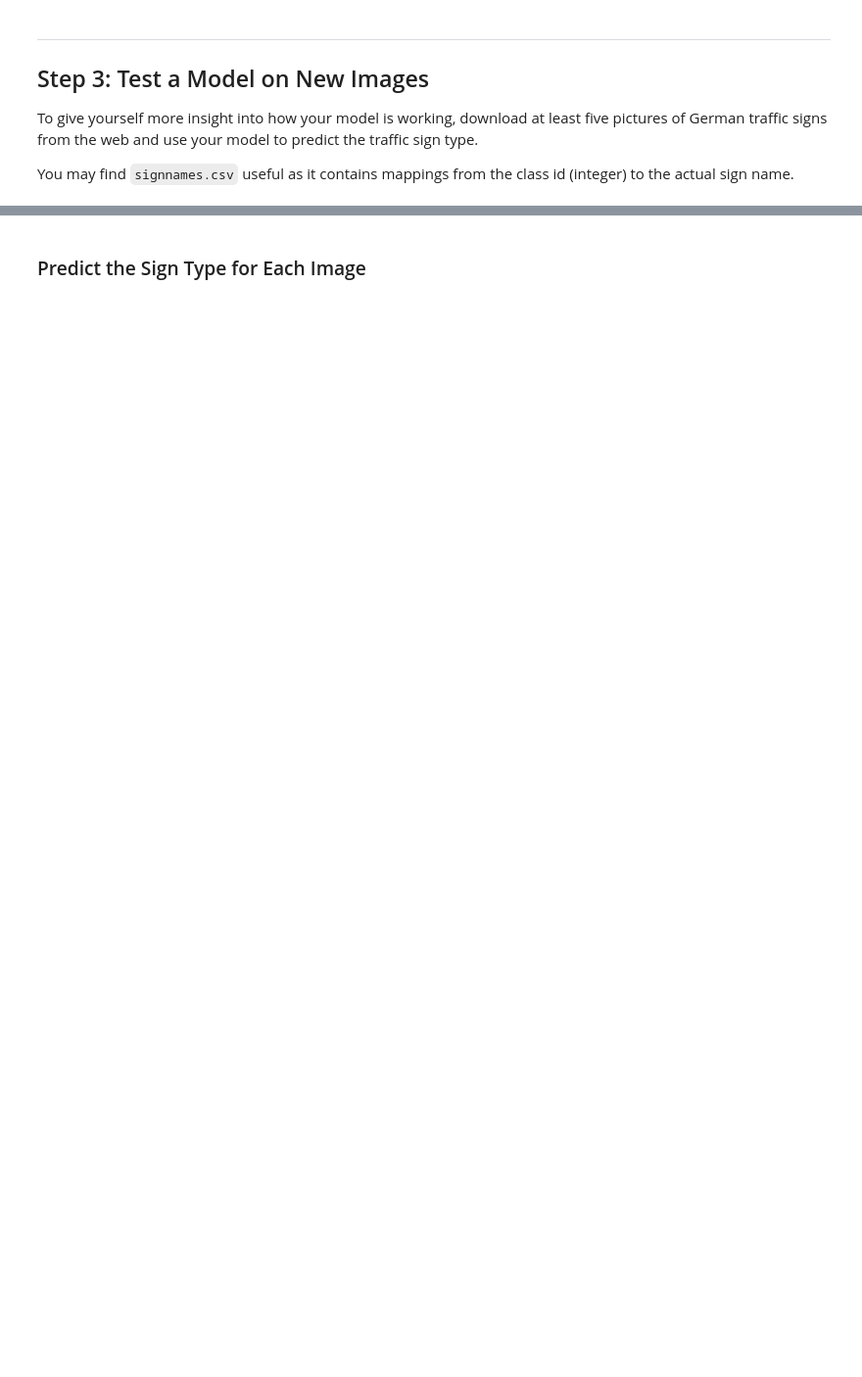
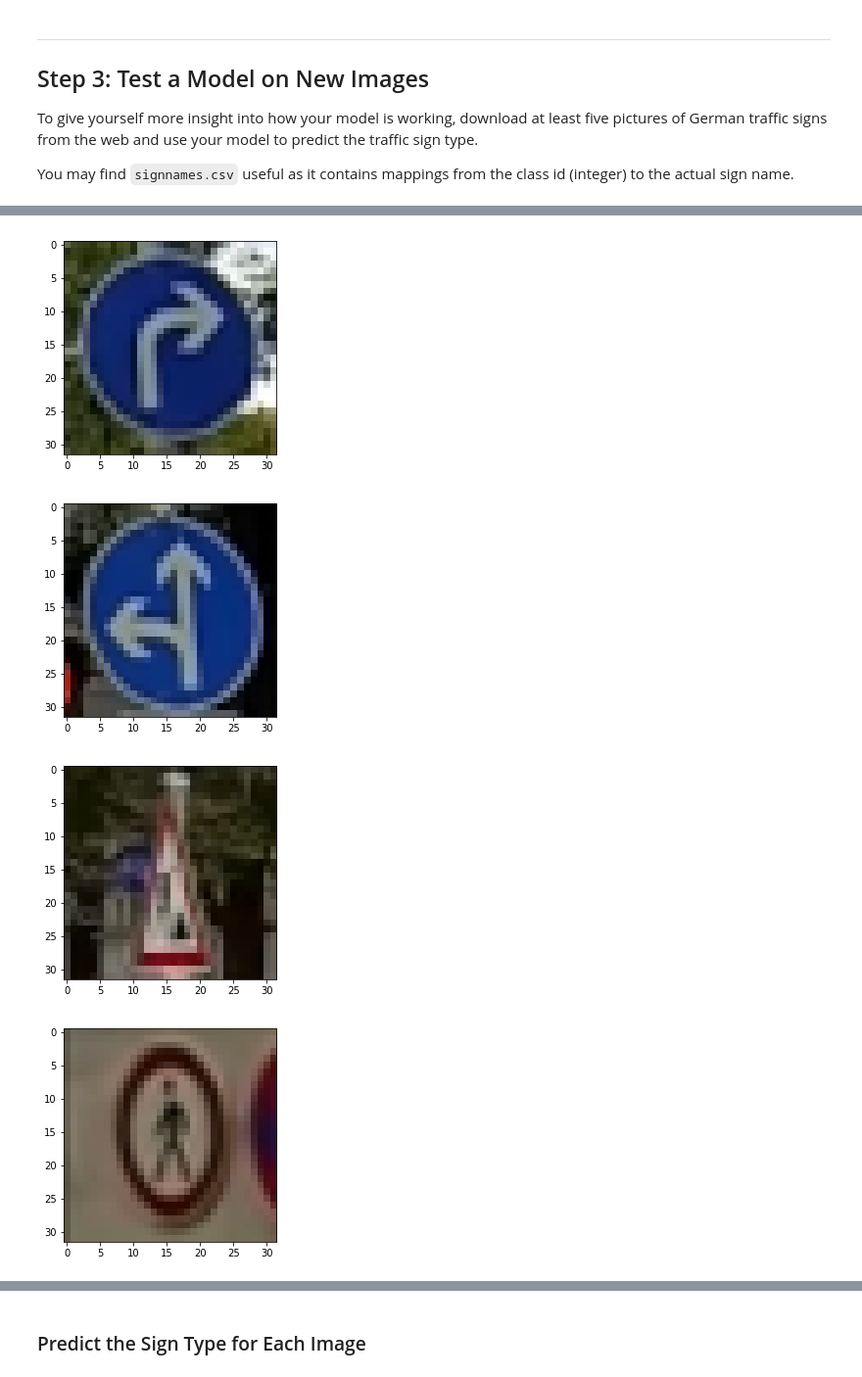
Before and after one commit to Cribbin/self-driving-car-engineer-nanodegree-3, a Jupyter notebook: Traffic_Sign_Classifier.ipynb, the cells around one changed output, grey strips where cells are left out. Shown: that part at 98% size. Cells and saved outputs as stored; diff of their text form; code cells hidden in the pictures; blank space fills up the shorter version.

```diff
--- a/Traffic_Sign_Classifier.ipynb
+++ b/Traffic_Sign_Classifier.ipynb
@@ -158,0 +158,6 @@ X_train, y_train = shuffle(X_train, y_train)
+# %%
+import numpy as np
+import cv2
+
+def normalize(img):
+    return (img.astype(np.float32) - 128) / 128
@@ -339,0 +366,38 @@ You may find `signnames.csv` useful as it contains mappings from the class id (i
+# %%
+import cv2
+
+def load_and_show(img_path):
+    img = cv2.cvtColor(cv2.imread(img_path), cv2.COLOR_BGR2RGB)
+    plt.imshow(img, interpolation='nearest')
+    plt.show()
+    return img
+
+test_images = np.array((load_and_show('test_images/33.png'),
+                        load_and_show('test_images/37.png'),
+                        load_and_show('test_images/25.png'),
+                        load_and_show('test_images/27.png'),
+                        load_and_show('test_images/13.png')))
+labels = [33, 37, 25, 27, 13]
+test_images = normalize(test_images)
+
+# Image 33 - From point 16:13 in the video
+
+# Image 37 - From point 11:35 in the video
+
+# Image 25 - From point 20:01 in the video
+# I feel this is my most difficult image. It is at a very sharp angle, and a lot of
+# the information is lost when scaling it to 32*32 (It's a roadworkds sign).
+# It also contains part of another sign in the image.
+# Due to this, it should be a good test of how robust my classifier is.
+
+# Image 27 - From point 02:00 in the video
+# This one shares all three problems mentioned in the last image, but to a lesser degree
+
+# Image 13 - From point 25:40 in the video
+# I feel this might test the model as the color information for the yield sign appears
+# to not appear fully in this frame, the border appears black isntead of red.
+# %% [output]
+[figure, added]
+[figure, added]
+[figure, added]
+[figure, added]
```
Also changed, not shown: parts of 20 cells of this notebook, 9 other files.
